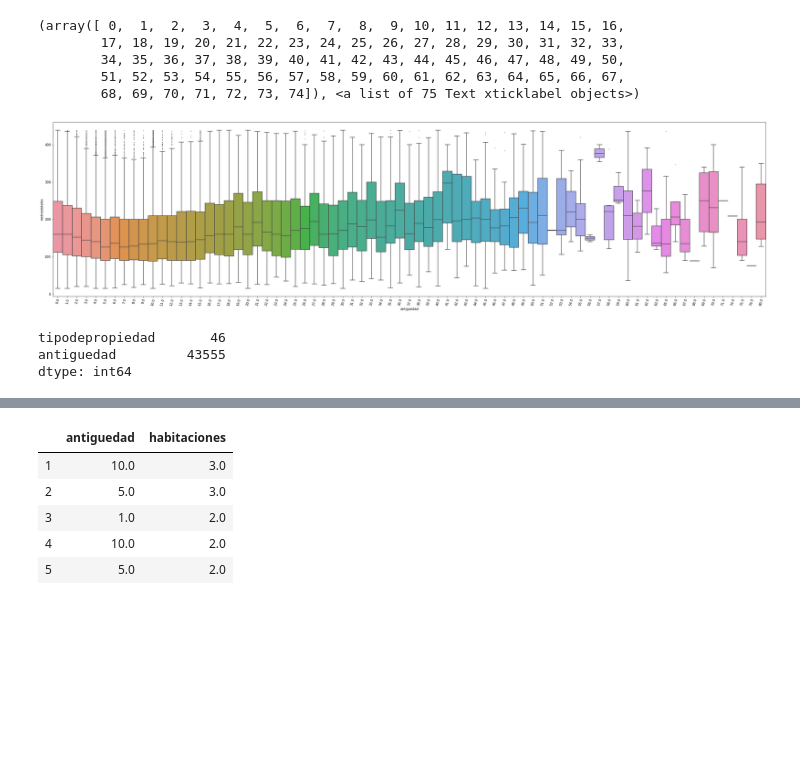
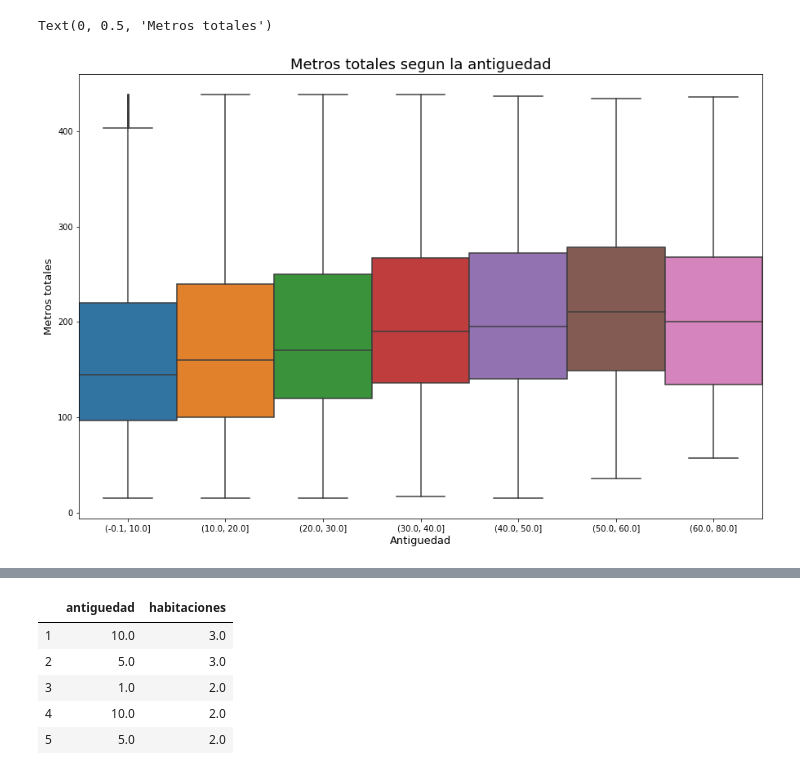
Before and after one commit to PBrrtrn/7506-organizacion-de-datos, a Jupyter notebook: src/exp/exploracion_por_antiguedad.ipynb, the cells around one changed output, grey strips where cells are left out. Cells and saved outputs as stored; diff of their text form; code cells hidden in the pictures; blank space fills up the shorter version.

Commit message:
cambios en antiguedad

```diff
--- a/src/exp/exploracion_por_antiguedad.ipynb
+++ b/src/exp/exploracion_por_antiguedad.ipynb
@@ -156,0 +6,9 @@ ant_metros_totales
+# %%
+types = {'id': int, 'titulo': str, 'descripcion': str, 'tipodepropiedad': str, 'direccion': str,
+        'ciudad': str, 'provincia': str, 'antiguedad': np.float32, 'habitaciones': np.float32,
+        'garages':np.float32, 'idzona': np.float32, 'lat': np.float32, 'lng': np.float32,
+        'gimnasio': bool, 'usosmultiples': bool, 'piscina': bool, 'escuelascercanas':bool,
+        'centroscomercialescercanos':bool, 'precio':int}
+data = pd.read_csv('../../data/train.csv', dtype = types)
+
+data.head()
@@ -156,0 +131,4 @@ ant_metros_totales
+# %%
+ant_metros_totales = data.dropna(subset=['antiguedad','metrostotales'])[['antiguedad', 'metrostotales']]
+ant_metros_totales['groups']=pd.cut(ant_metros_totales.antiguedad,[0,10,20,30,40,50,60,80], precision = 1, include_lowest=True)
+ant_metros_totales
@@ -157,11 +149,9 @@ ant_metros_totales
 # %%
-plt.figure(figsize=(40,10))
-ax = sns.boxplot(x = ant_metros_totales['antiguedad'], y=ant_metros_totales['metrostotales'], width=1, fliersize =1)
-plt.xticks(rotation = 75)
+plt.figure(figsize=(15,10))
+ax = sns.boxplot(x = ant_metros_totales['groups'], y=ant_metros_totales['metrostotales'], width=1, fliersize =1)
+ax.set_title("Metros totales segun la antiguedad", fontsize=18)
+ax.set_xlabel("Antiguedad", fontsize=13)
+ax.set_ylabel("Metros totales", fontsize=13)
 # %% [output]
-(array([ 0,  1,  2,  3,  4,  5,  6,  7,  8,  9, 10, 11, 12, 13, 14, 15, 16,
-        17, 18, 19, 20, 21, 22, 23, 24, 25, 26, 27, 28, 29, 30, 31, 32, 33,
-        34, 35, 36, 37, 38, 39, 40, 41, 42, 43, 44, 45, 46, 47, 48, 49, 50,
-        51, 52, 53, 54, 55, 56, 57, 58, 59, 60, 61, 62, 63, 64, 65, 66, 67,
-        68, 69, 70, 71, 72, 73, 74]), <a list of 75 Text xticklabel objects>)
+Text(0, 0.5, 'Metros totales')
-[figure, old version]
+[figure, new version]
@@ -170,6 +157,0 @@ ant_tipo = data[['tipodepropiedad', 'antiguedad']]
-# %%
-ant_tipo.isnull().sum()
-# %% [output]
-tipodepropiedad       46
-antiguedad         43555
-dtype: int64
```
Also changed, not shown: parts of 30 cells of this notebook.
